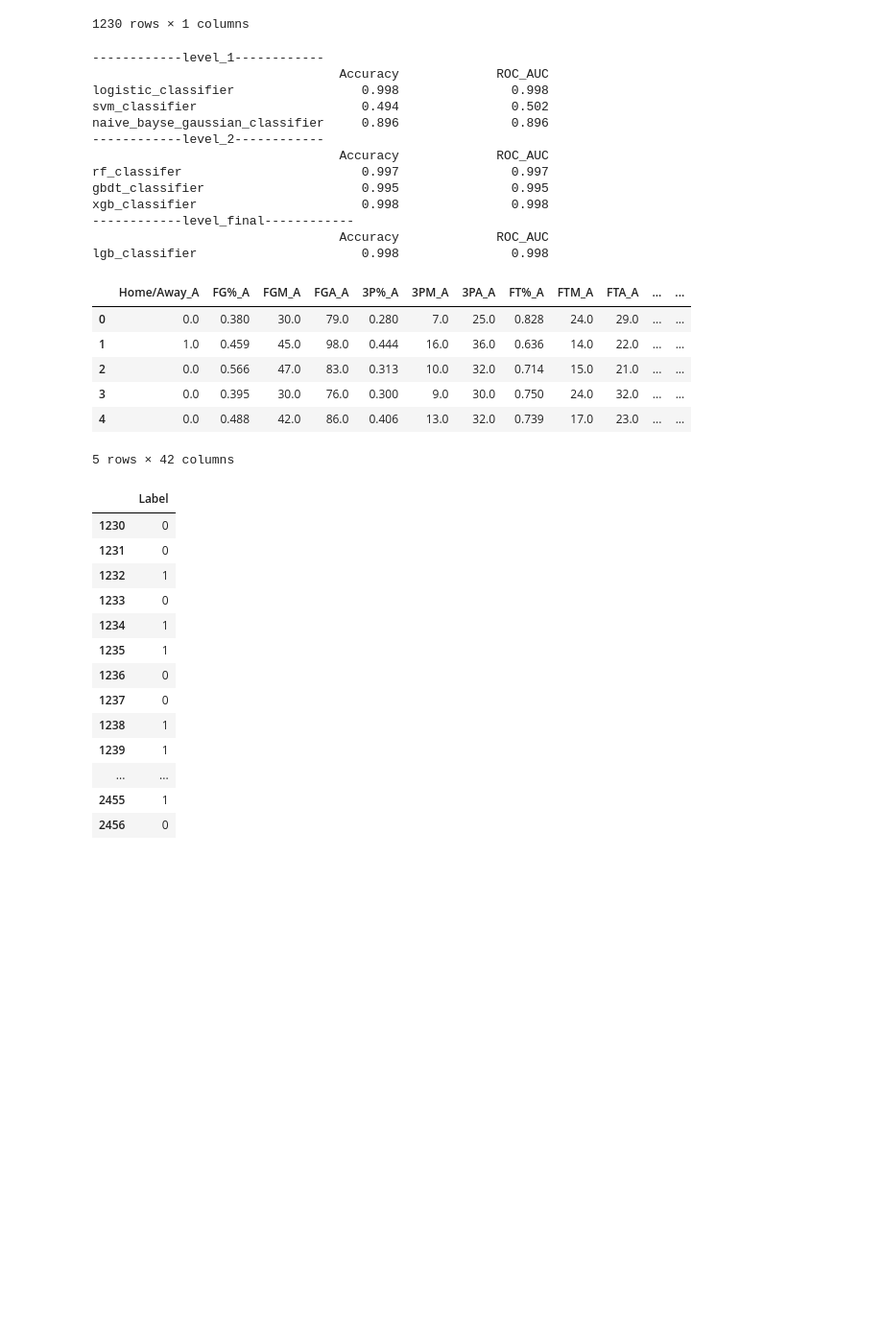
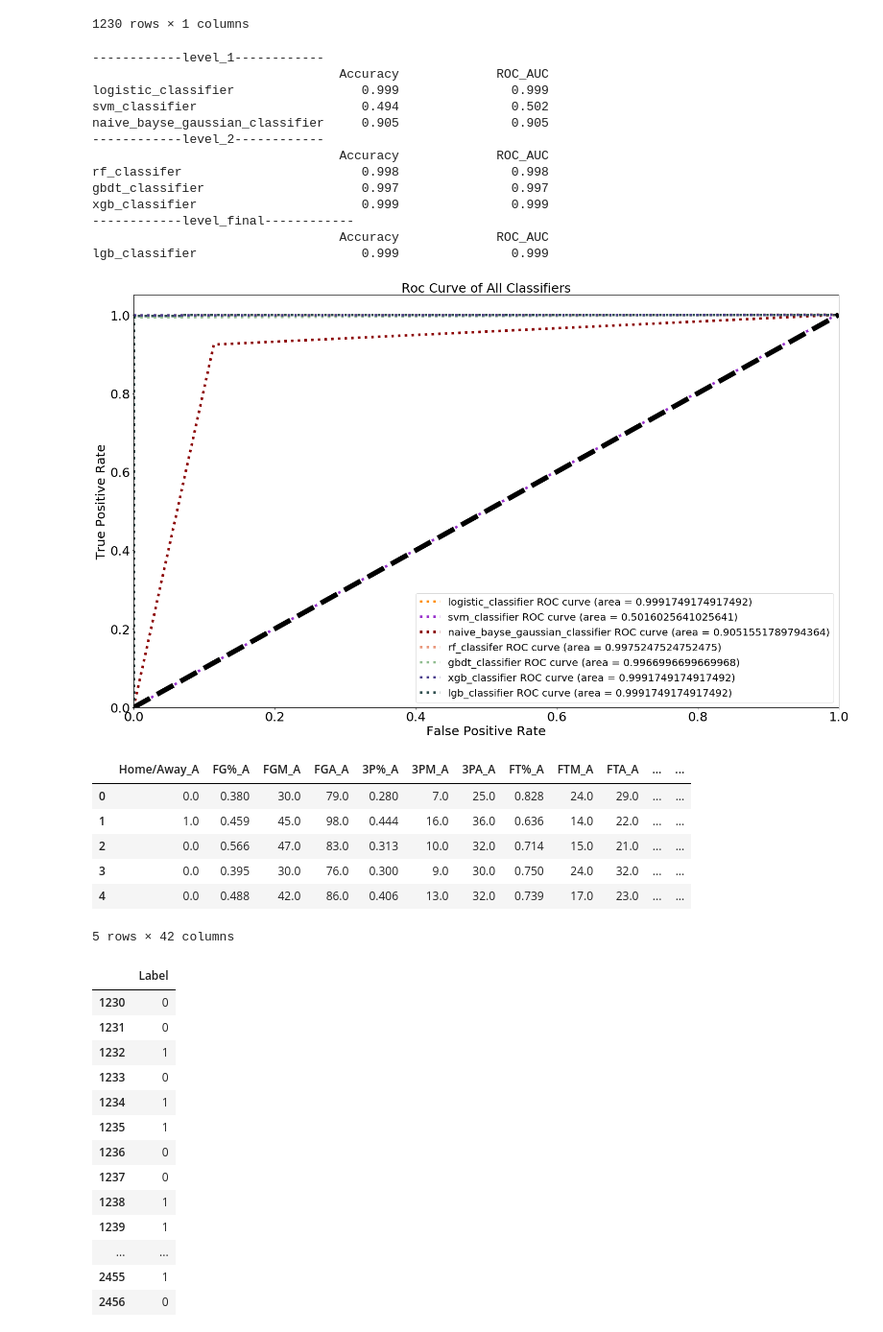
Before and after one commit to Coslate/DataMining_Final, a Jupyter notebook: Total_Model_2017-2018.ipynb, the cells around one changed output. Shown at 96% size. Drawn from its saved outputs; the diff is of its cells as text; code cells hidden in the pictures; blank space fills up the shorter version.

```diff
--- a/Total_Model_2017-2018.ipynb
+++ b/Total_Model_2017-2018.ipynb
@@ -348,13 +406,15 @@ def TotalModelTrain(origin_df_X, origin_df_Y, kfold_num=10, is_debug=0, is_scori
 
     return (model_trained_dic, final_n_estimator, level_df_X)
 # %%
-def TotalModelTest(origin_df_X, model_trained_dic, final_n_estimator, origin_df_Y=None, is_debug=0, is_scoring=0, voting=1, **all_classifiers_dic):
+def TotalModelTest(origin_df_X, model_trained_dic, final_n_estimator, origin_df_Y=None, is_debug=0, is_scoring=0, is_print_roc=0, voting=1, **all_classifiers_dic):
     X_test               = origin_df_X.values
     level                = 0
     new_feature_columns  = [x for x in origin_df_X.columns]
     new_feature_list     = []
     total_level          = len(all_classifiers_dic.keys())
     final_clf_name       = ""
+    total_model_pred_prob= {}
+    total_model_roc_auc  = {}
 
     if(is_scoring):
         if(origin_df_Y is None):
@@ -370,10 +430,15 @@ def TotalModelTest(origin_df_X, model_trained_dic, final_n_estimator, origin_df_
             new_feature_pred = {}
             for name in all_classifiers_dic[set_name].keys():
                 clf_cv = model_trained_dic[set_name][name]
-                Y_cv_test = [[PredictFunctionAggregation(np.array([x]), clf_cv, voting=1, is_debug=is_debug)] for x in X_test]
+                Y_cv_test = [[PredictFunctionAggregation(np.array([x]), clf_cv, voting=voting, is_debug=is_debug)] for x in X_test]
                 new_feature_list.append(Y_cv_test)
                 new_feature_columns.append('Label_'+name)
                 new_feature_pred[new_feature_columns[-1]] = np.array(new_feature_list[-1]).ravel()
+
+                if(is_print_roc):
+                    Y_cv_test_prob = [[PredictFunctionAggregation(np.array([x]), clf_cv, voting=0, is_debug=is_debug)] for x in X_test]
+                    total_model_pred_prob[name] = np.array(Y_cv_test).ravel()
+                    total_model_roc_auc[name]   = CatchScoring(roc_auc_score, Y_test, new_feature_pred['Label_'+name])
 
                 if(is_debug):
                     print(f'set_name = {set_name}')
@@ -401,6 +466,7 @@ def TotalModelTest(origin_df_X, model_trained_dic, final_n_estimator, origin_df_
     #final classifiers to get the final result
     Y_cv_test = [[PredictFunctionAggregation(np.array([x]), final_n_estimator, voting=voting, is_debug=is_debug)] for x in X_test]
     Y_cv_test_arr = np.array(Y_cv_test)
+    X_test_tmp = np.copy(X_test)
     X_test = np.concatenate((X_test, Y_cv_test_arr), axis=1)
 
     if(is_scoring):
@@ -410,6 +476,14 @@ def TotalModelTest(origin_df_X, model_trained_dic, final_n_estimator, origin_df_
         print('{sp:<32} {x:<20} {y:<15}'.format(sp=" ", x="Accuracy", y="ROC_AUC"))
         print('{name_clf:<35} {acc:<19.3f} {roc_auc:<15.3f}'.format(name_clf=final_clf_name, acc=acc_score_dic[final_clf_name], roc_auc=roc_score_dic[final_clf_name]))
 
+    if(is_print_roc):
+        Y_cv_test_prob = [[PredictFunctionAggregation(np.array([x]), final_n_estimator, voting=0, is_debug=is_debug)] for x in X_test_tmp]
+        Y_cv_test_prob_arr = np.array(Y_cv_test_prob).ravel()
+        total_model_pred_prob[final_clf_name] = Y_cv_test_prob_arr
+        total_model_roc_auc[final_clf_name]   = CatchScoring(roc_auc_score, Y_test, Y_cv_test_arr)
+        PrintROCCurveDict(Y_test, total_model_pred_prob, total_model_roc_auc)
+        #PrintROCCurve(Y_test, Y_cv_test_prob_arr, roc_auc=roc_score_dic[final_clf_name])
+
     #finalize the datafrom
     new_feature_columns.append('Label_'+final_clf_name)
     new_feature_df = pd.DataFrame(data = X_test, columns = new_feature_columns)
@@ -603,25 +677,26 @@ Y_aa_data
 | 1229 | 1 |
 1230 rows × 1 columns
 # %%
-new_feature_X_df = TotalModelTest(X_total[1230::], model_trained_dict, n_final_clf, Y_total[1230::], is_debug=0, is_scoring=1, voting=1, **all_classifiers_dic)
-#new_feature_X_df = TotalModelTest(X_total[1230:1232:], model_trained_dict, n_final_clf, Y_total[1230:1232:], is_debug=0, is_scoring=1, voting=1, **all_classifiers_dic)
+new_feature_X_df = TotalModelTest(X_total[1230::], model_trained_dict, n_final_clf, Y_total[1230::], is_debug=0, is_scoring=1, voting=1, is_print_roc=1, **all_classifiers_dic)
+#new_feature_X_df = TotalModelTest(X_total[1230:1232:], model_trained_dict, n_final_clf, Y_total[1230:1232:], is_debug=0, is_scoring=1, voting=1, is_print_roc=1, **all_classifiers_dic)
 #new_feature_X_df = TotalModelTest(X_total[1230:1231:], model_trained_dict, n_final_clf, is_debug=0, is_scoring=0, voting=1, **all_classifiers_dic)
 #new_feature_X_df = TotalModelTest(X_total[1230::], model_trained_dict, n_final_clf, Y_aa_data, is_debug=0, is_scoring=1, voting=1, **all_classifiers_dic)
 new_feature_X_df.head()
 # %% [output]
 ------------level_1------------
                                  Accuracy             ROC_AUC
-logistic_classifier                 0.998               0.998
+logistic_classifier                 0.999               0.999
 svm_classifier                      0.494               0.502
-naive_bayse_gaussian_classifier     0.896               0.896
+naive_bayse_gaussian_classifier     0.905               0.905
 ------------level_2------------
                                  Accuracy             ROC_AUC
-rf_classifer                        0.997               0.997
-gbdt_classifier                     0.995               0.995
-xgb_classifier                      0.998               0.998
+rf_classifer                        0.998               0.998
+gbdt_classifier                     0.997               0.997
+xgb_classifier                      0.999               0.999
 ------------level_final------------
                                  Accuracy             ROC_AUC
-lgb_classifier                      0.998               0.998
+lgb_classifier                      0.999               0.999
+[figure, added]
 |  | Home/Away_A | FG%_A | FGM_A | FGA_A | 3P%_A | 3PM_A | 3PA_A | FT%_A | FTM_A | FTA_A | ... | ... |
 | 0 | 0.0 | 0.380 | 30.0 | 79.0 | 0.280 | 7.0 | 25.0 | 0.828 | 24.0 | 29.0 | ... | ... |
 | 1 | 1.0 | 0.459 | 45.0 | 98.0 | 0.444 | 16.0 | 36.0 | 0.636 | 14.0 | 22.0 | ... | ... |
```
Also changed, not shown: parts of 4 cells of this notebook.
